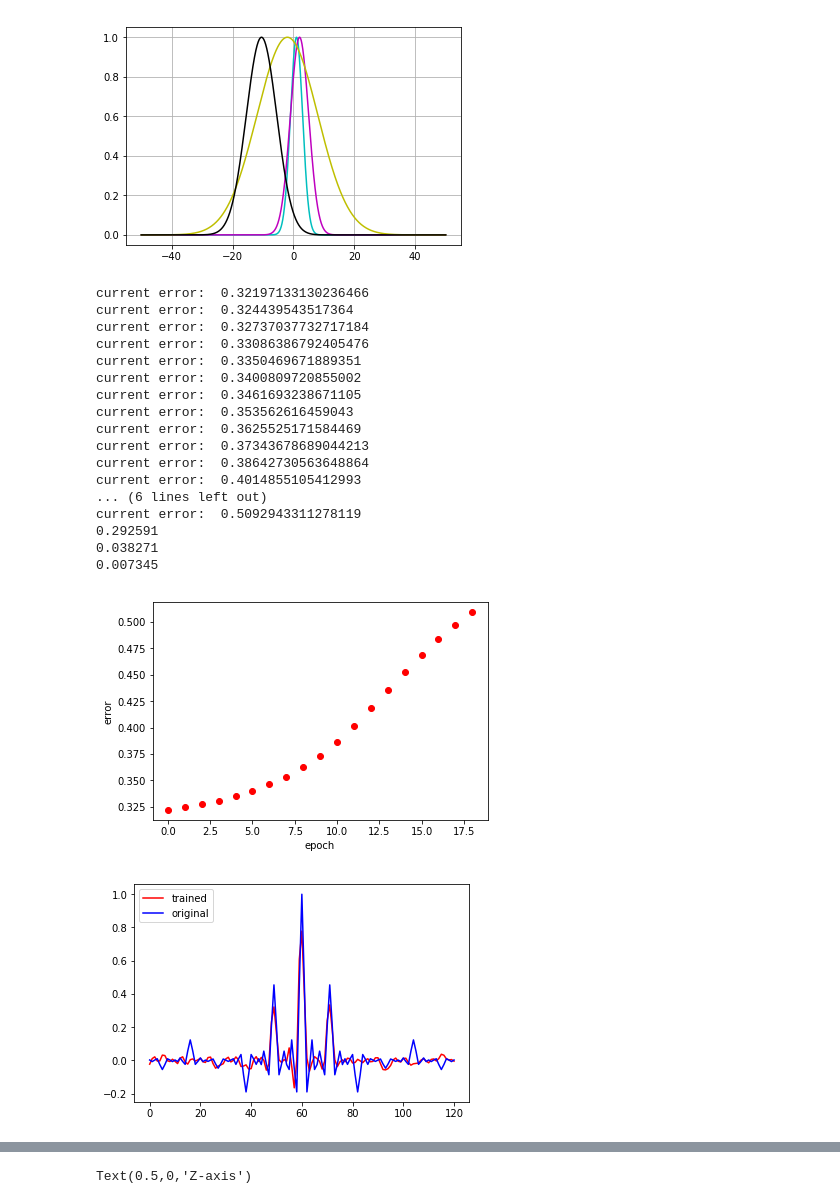
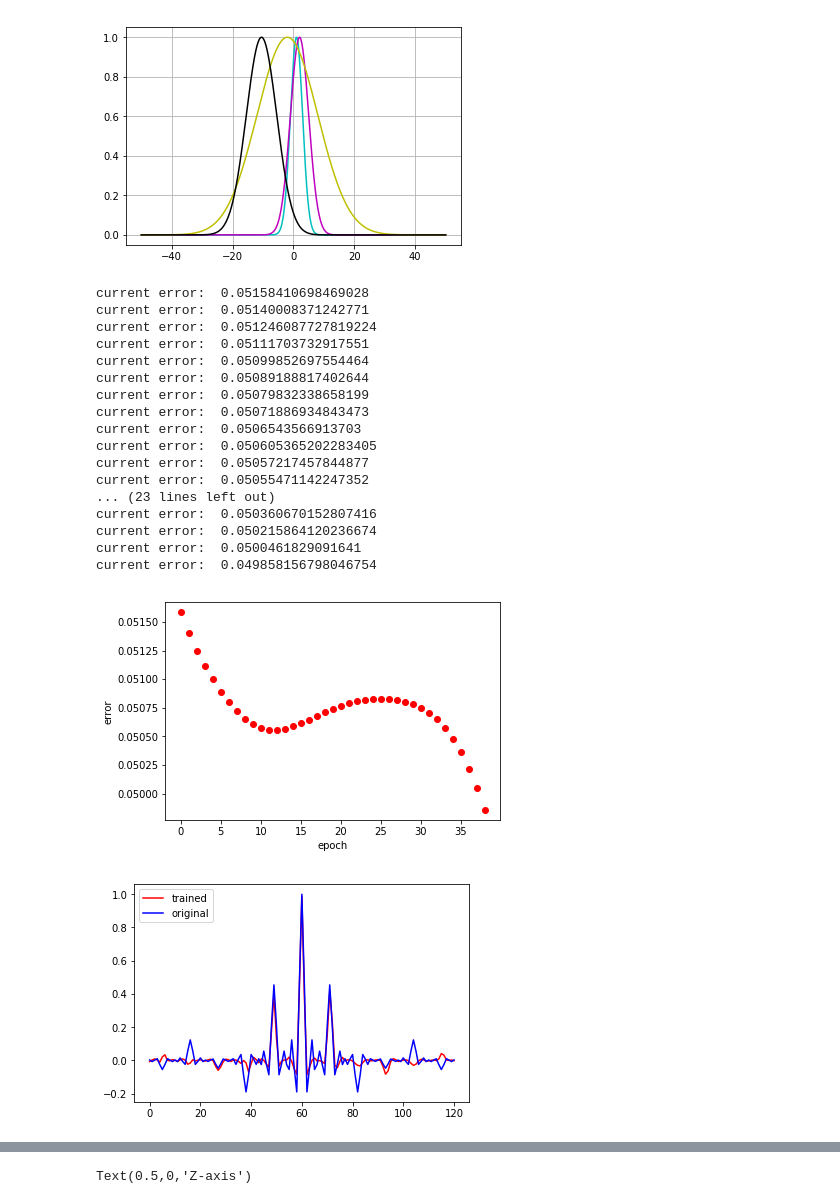
Before and after one commit to nguyenbh1507/Example_notebooks, a Jupyter notebook: AnFis_demo.ipynb, the cells around one changed output, grey strips where cells are left out. Drawn from its saved outputs; the diff is of its cells as text; code cells hidden in the pictures.

```diff
--- a/AnFis_demo.ipynb
+++ b/AnFis_demo.ipynb
@@ -801,34 +835,34 @@ for i in range(2):
 # %%
 mfc = MemFuncs(mf)
 anf = ANFIS(X, Y, mfc)
-anf.trainHybridJangOffLine(epochs=20)
-print(round(anf.consequents[-1][0],6))
-print(round(anf.consequents[-2][0],6))
-print(round(anf.fittedValues[9][0],6))
+anf.trainHybridJangOffLine(epochs=40, k=0.01)
+# print(round(anf.consequents[-1][0],6))
+# print(round(anf.consequents[-2][0],6))
+# print(round(anf.fittedValues[9][0],6))
 if round(anf.consequents[-1][0],6) == -5.275538 and round(anf.consequents[-2][0],6) == -1.990703 and round(anf.fittedValues[9][0],6) == 0.002249:
     print('test is good')
 anf.plotErrors()
 anf.plotResults()
 # %% [output]
-current error:  0.32197133130236466
-current error:  0.324439543517364
-current error:  0.32737037732717184
-current error:  0.33086386792405476
-current error:  0.3350469671889351
-current error:  0.3400809720855002
-current error:  0.3461693238671105
-current error:  0.353562616459043
-current error:  0.3625525171584469
-current error:  0.37343678689044213
-current error:  0.38642730563648864
-current error:  0.4014855105412993
-... (6 lines left out)
-current error:  0.5092943311278119
-0.292591
-0.038271
-0.007345
+current error:  0.05158410698469028
+current error:  0.05140008371242771
+current error:  0.051246087727819224
+current error:  0.05111703732917551
+current error:  0.05099852697554464
+current error:  0.05089188817402644
+current error:  0.05079832338658199
+current error:  0.05071886934843473
+current error:  0.0506543566913703
+current error:  0.050605365202283405
+current error:  0.05057217457844877
+current error:  0.05055471142247352
+... (23 lines left out)
+current error:  0.050360670152807416
+current error:  0.050215864120236674
+current error:  0.0500461829091641
+current error:  0.049858156798046754
-[figure, old version]
+[figure, new version]
-[figure, old version]
+[figure, new version]
 # %%
 mfc.evaluateMF(np.array([[1],[2]]))
 # %% [output]
```
Also changed, not shown: parts of 8 cells of this notebook.
